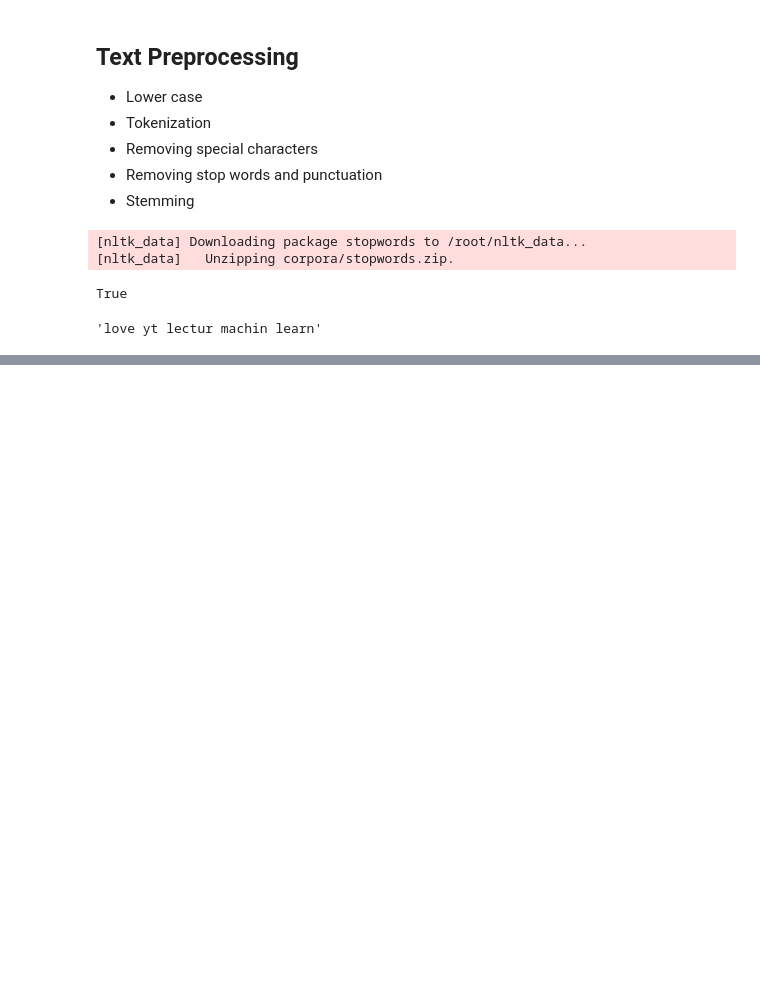
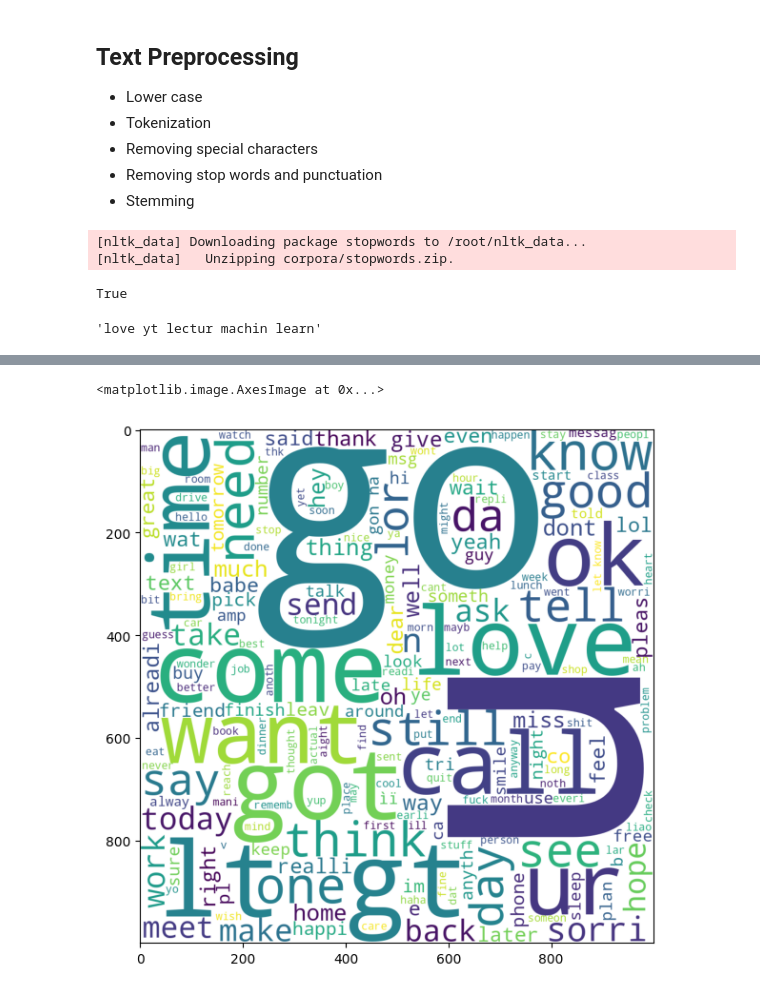
Before and after one commit to M-Awwab-Khan/spam-sms-classifier, a Jupyter notebook: sms_spam_classifier.ipynb, the cells around one changed output, grey strips where cells are left out. Drawn from its saved outputs; the diff is of its cells as text; code cells hidden in the pictures; blank space fills up the shorter version.

```diff
--- a/sms_spam_classifier.ipynb
+++ b/sms_spam_classifier.ipynb
@@ -303,0 +317,6 @@ df.head()
+# %%
+plt.figure(figsize=(7,7))
+plt.imshow(ham_wc)
+# %% [output]
+<matplotlib.image.AxesImage at 0x...>
+[figure, added]
```
Also changed, not shown: parts of 4 cells of this notebook.
